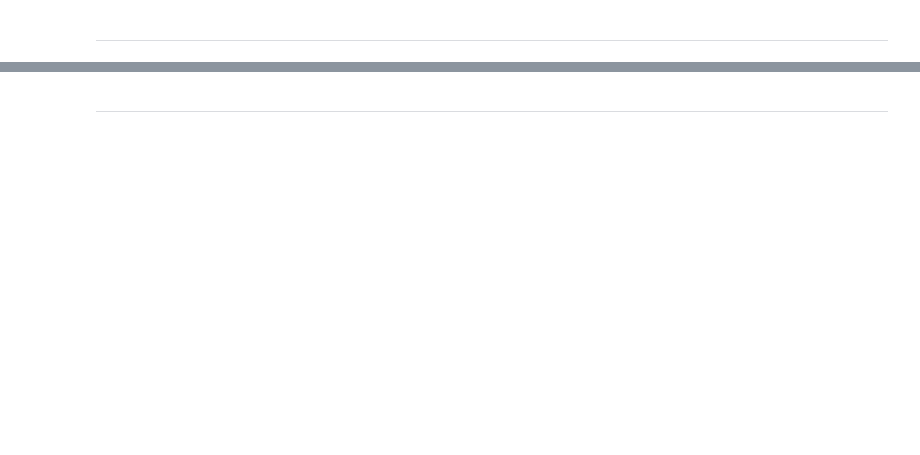
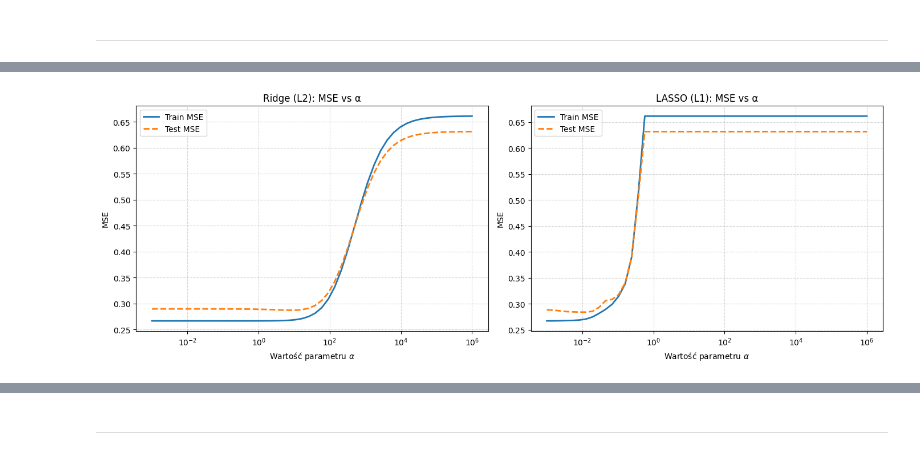
Before and after one commit to jkociecki/machine-learning-pwr, a Jupyter notebook: lab-03/l3.ipynb, the cells around one changed output, grey strips where cells are left out. Saved outputs shown, nothing was run; the diff lists cells and outputs as text; code cells hidden in the pictures; blank space fills up the shorter version.

```diff
--- a/lab-03/l3.ipynb
+++ b/lab-03/l3.ipynb
@@ -163,3 +202,42 @@ plt.show()
+# %%
+alphas = np.logspace(-3, 6, 50)
+
+ridge_mse_train, ridge_mse_test = [], []
+lasso_mse_train, lasso_mse_test = [], []
+
+for alpha in alphas:
+    model_r = ridge_pipeline_generator(alpha).fit(X_train, y_train)
+    ridge_mse_train.append(mean_squared_error(y_train, model_r.predict(X_train)))
+    ridge_mse_test.append(mean_squared_error(y_test, model_r.predict(X_test)))
+
+    model_l = lasso_pipeline_generator(alpha).fit(X_train, y_train)
+    lasso_mse_train.append(mean_squared_error(y_train, model_l.predict(X_train)))
+    lasso_mse_test.append(mean_squared_error(y_test, model_l.predict(X_test)))
+
+fig, axes = plt.subplots(1, 2, figsize=(14, 5))
+
+axes[0].plot(alphas, ridge_mse_train, label="Train MSE", linewidth=2)
+axes[0].plot(alphas, ridge_mse_test, label="Test MSE", linewidth=2, linestyle="--")
+axes[0].set_xscale("log")
+axes[0].set_xlabel(r"Wartość parametru $\alpha$")
+axes[0].set_ylabel("MSE")
+axes[0].set_title("Ridge (L2): MSE vs α")
+axes[0].legend()
+axes[0].grid(True, linestyle="--", alpha=0.5)
+
+axes[1].plot(alphas, lasso_mse_train, label="Train MSE", linewidth=2)
+axes[1].plot(alphas, lasso_mse_test, label="Test MSE", linewidth=2, linestyle="--")
+axes[1].set_xscale("log")
+axes[1].set_xlabel(r"Wartość parametru $\alpha$")
+axes[1].set_ylabel("MSE")
+axes[1].set_title("LASSO (L1): MSE vs α")
+axes[1].legend()
+axes[1].grid(True, linestyle="--", alpha=0.5)
+
+plt.tight_layout()
+plt.show()
+# %% [output]
+[figure, added]
 # %%
 ridge = ridge_pipeline_generator(alpha=10)
 ridge.fit(X_train, y_train)
```
Also changed, not shown: parts of 20 cells of this notebook.
